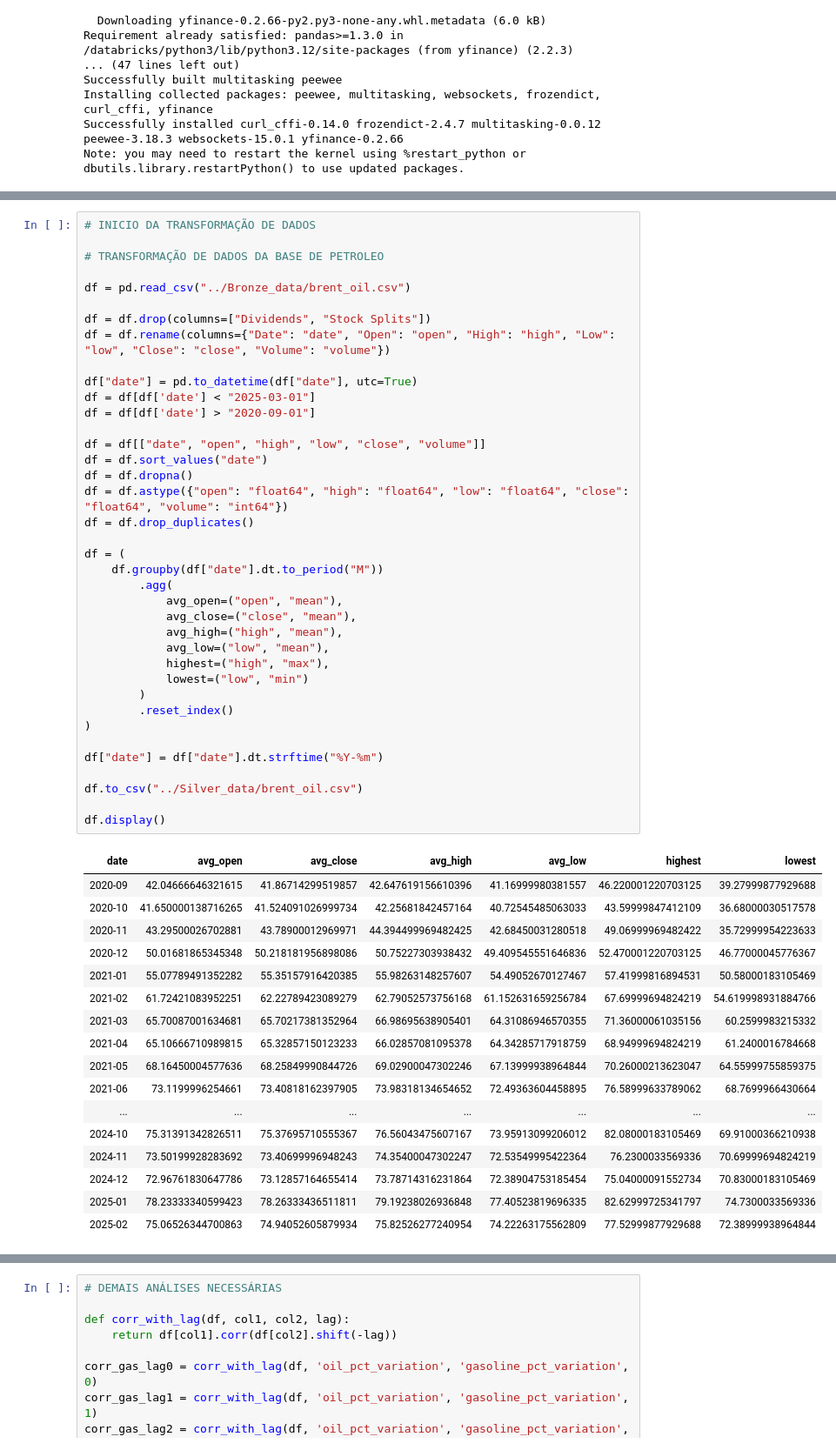
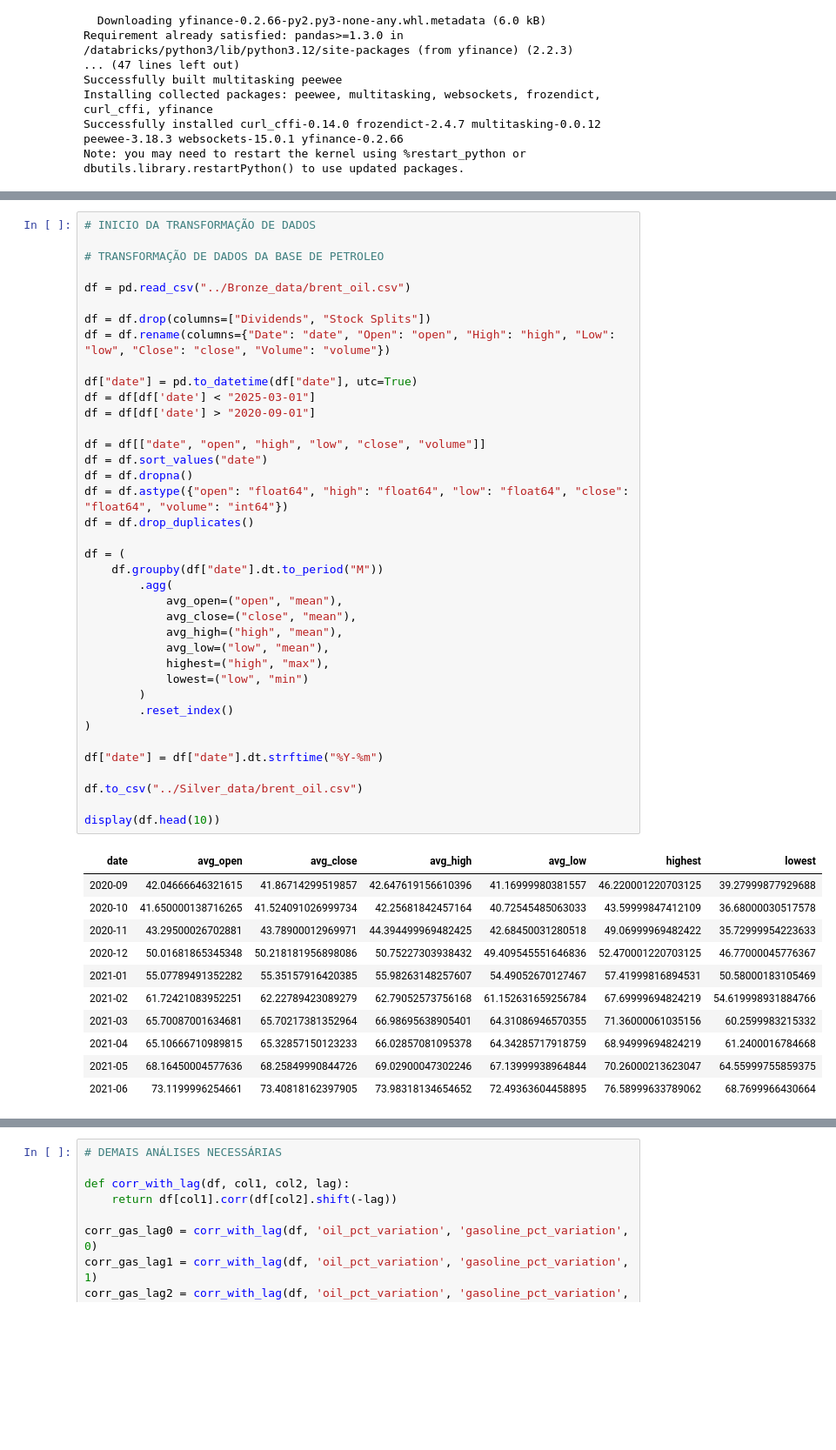
Before and after one commit to trjuj/MVP---Engenharia-de-Dados, a Jupyter notebook: Notebooks/Notebook main.ipynb, the cells around one changed output, grey strips where cells are left out. Shown at 87% size. Drawn from its saved outputs; the diff is of its cells as text; blank space fills up the shorter version.

```diff
--- a/Notebooks/Notebook main.ipynb
+++ b/Notebooks/Notebook main.ipynb
@@ -69,40 +79,34 @@ df = df.drop_duplicates()
 
 df = (
     df.groupby(df["date"].dt.to_period("M"))
         .agg(
             avg_open=("open", "mean"),
             avg_close=("close", "mean"),
             avg_high=("high", "mean"),
             avg_low=("low", "mean"),
             highest=("high", "max"),
             lowest=("low", "min")
         )
         .reset_index()
 )
 
 df["date"] = df["date"].dt.strftime("%Y-%m")
 
 df.to_csv("../Silver_data/brent_oil.csv")
 
-df.display()
+display(df.head(10))
 # %% [output]
 | date | avg_open | avg_close | avg_high | avg_low | highest | lowest |
 | 2020-09 | 42.04666646321615 | 41.86714299519857 | 42.647619156610396 | 41.16999980381557 | 46.220001220703125 | 39.27999877929688 |
 | 2020-10 | 41.650000138716265 | 41.524091026999734 | 42.25681842457164 | 40.72545485063033 | 43.59999847412109 | 36.68000030517578 |
 | 2020-11 | 43.29500026702881 | 43.78900012969971 | 44.394499969482425 | 42.68450031280518 | 49.06999969482422 | 35.72999954223633 |
 | 2020-12 | 50.01681865345348 | 50.218181956898086 | 50.75227303938432 | 49.409545551646836 | 52.470001220703125 | 46.77000045776367 |
 | 2021-01 | 55.07789491352282 | 55.35157916420385 | 55.98263148257607 | 54.49052670127467 | 57.41999816894531 | 50.58000183105469 |
 | 2021-02 | 61.72421083952251 | 62.22789423089279 | 62.79052573756168 | 61.152631659256784 | 67.69999694824219 | 54.619998931884766 |
 | 2021-03 | 65.70087001634681 | 65.70217381352964 | 66.98695638905401 | 64.31086946570355 | 71.36000061035156 | 60.2599983215332 |
 | 2021-04 | 65.10666710989815 | 65.32857150123233 | 66.02857081095378 | 64.34285717918759 | 68.94999694824219 | 61.2400016784668 |
 | 2021-05 | 68.16450004577636 | 68.25849990844726 | 69.02900047302246 | 67.13999938964844 | 70.26000213623047 | 64.55999755859375 |
 | 2021-06 | 73.1199996254661 | 73.40818162397905 | 73.98318134654652 | 72.49363604458895 | 76.58999633789062 | 68.7699966430664 |
-| ... | ... | ... | ... | ... | ... | ... |
-| 2024-10 | 75.31391342826511 | 75.37695710555367 | 76.56043475607167 | 73.95913099206012 | 82.08000183105469 | 69.91000366210938 |
-| 2024-11 | 73.50199928283692 | 73.40699996948243 | 74.35400047302247 | 72.53549995422364 | 76.2300033569336 | 70.69999694824219 |
-| 2024-12 | 72.96761830647786 | 73.12857164655414 | 73.78714316231864 | 72.38904753185454 | 75.04000091552734 | 70.83000183105469 |
-| 2025-01 | 78.23333340599423 | 78.26333436511811 | 79.19238026936848 | 77.40523819696335 | 82.62999725341797 | 74.7300033569336 |
-| 2025-02 | 75.06526344700863 | 74.94052605879934 | 75.82526277240954 | 74.22263175562809 | 77.52999877929688 | 72.38999938964844 |
 # %%
 # TRANSFORMAÇÃO DE DADOS DA BASE DOS COMBUSTIVEIS
 
```
Also changed, not shown: parts of 5 cells of this notebook, 1 other file.
